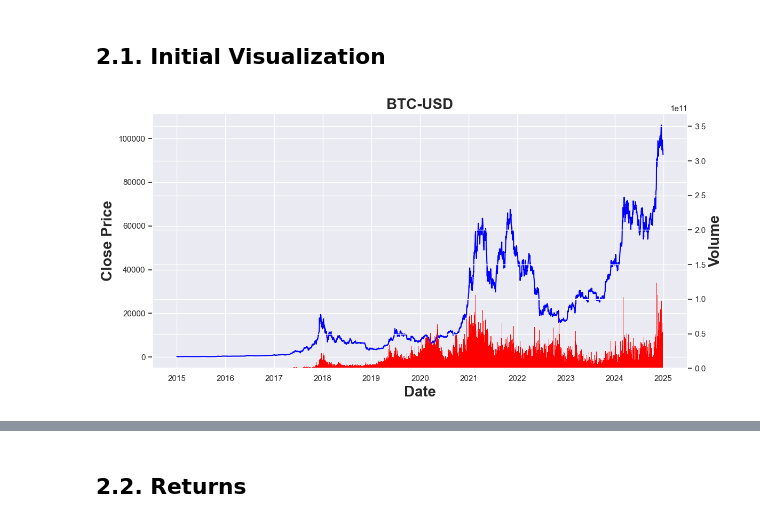
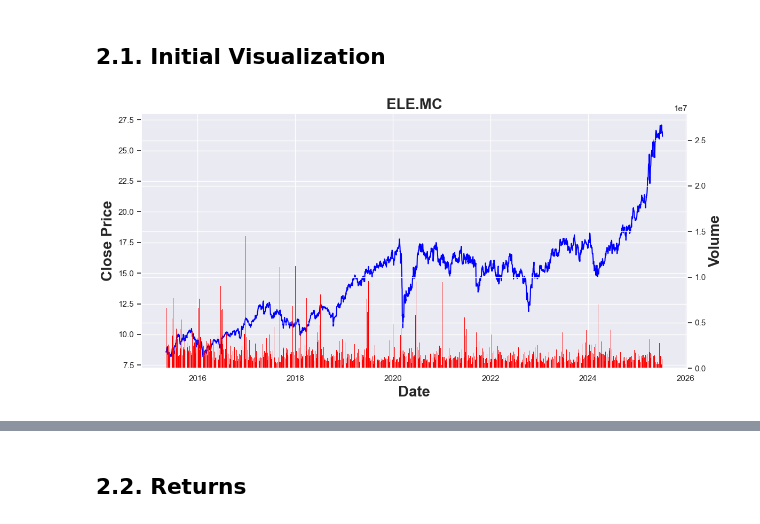
Before and after one commit to JuanCastillo29/Portfolio-Optimization-of-IBEX-35-Assets-Using-Laplace-Fitted-Returns, a Jupyter notebook: Notebooks/Data_exploration_&_volatility.ipynb, the cells around one changed output, grey strips where cells are left out. Cells and saved outputs as stored; diff of their text form; code cells hidden in the pictures.

```diff
--- a/Notebooks/Data_exploration_&_volatility.ipynb
+++ b/Notebooks/Data_exploration_&_volatility.ipynb
@@ -23,30 +27,30 @@ data.head()
 # %%
 def Visual(data,  asset_name):
     sns.set(style="darkgrid")
 
     fig, ax1 = plt.subplots(figsize=(12, 6))
 
     # Price
     sns.lineplot(data=data, x=data.index,y=f"Close_{asset_name}", ax=ax1, color='blue')
     ax1.set_xlabel("Date", fontsize=20, fontweight='bold')
     ax1.set_ylabel("Close Price", fontsize=20, fontweight='bold')
     ax1.tick_params(axis='y')
 
     # Volume
     volume_col = f"Volume_{asset_name}"
     if volume_col in data.columns:
         ax2 = ax1.twinx()
         ax2.bar( data.index, data[volume_col], color='red', edgecolor='black', linewidth=0, width=1   )
 
         ax2.set_ylabel("Volume", fontsize=20, fontweight='bold')
         ax2.tick_params(axis='y')
 
 
     plt.title(asset_name, fontsize=20, fontweight='bold')
     plt.tight_layout()
 
     plt.show()
 
-Visual(data,  "BTC-USD")
+Visual(data,  "ELE.MC")
 # %% [output]
-[figure, old version]
+[figure, new version]
```
Also changed, not shown: parts of 17 cells of this notebook, 1 other file.
